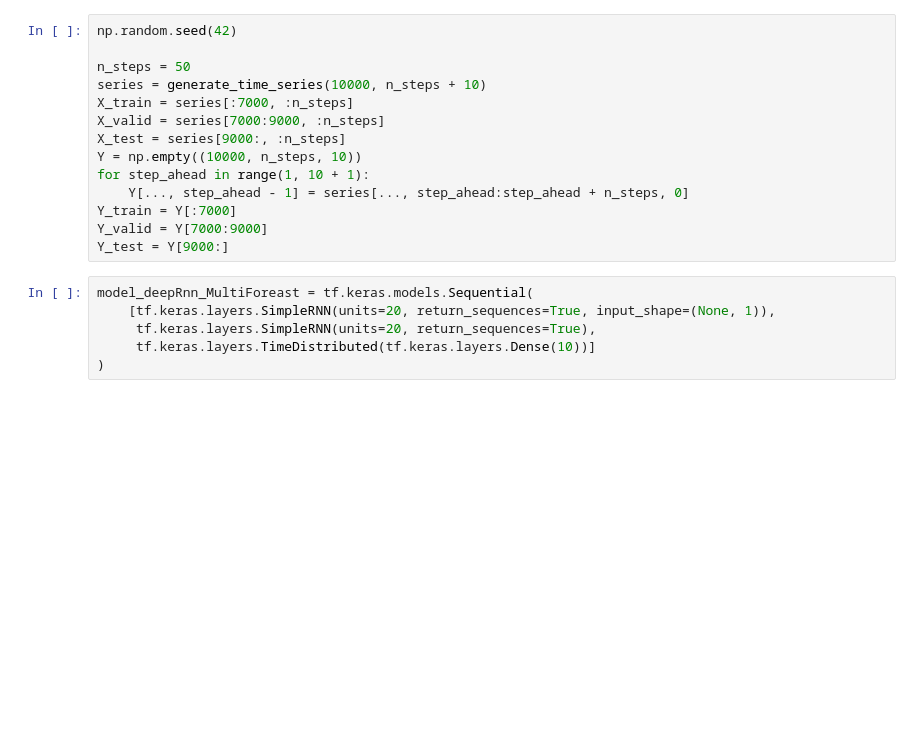
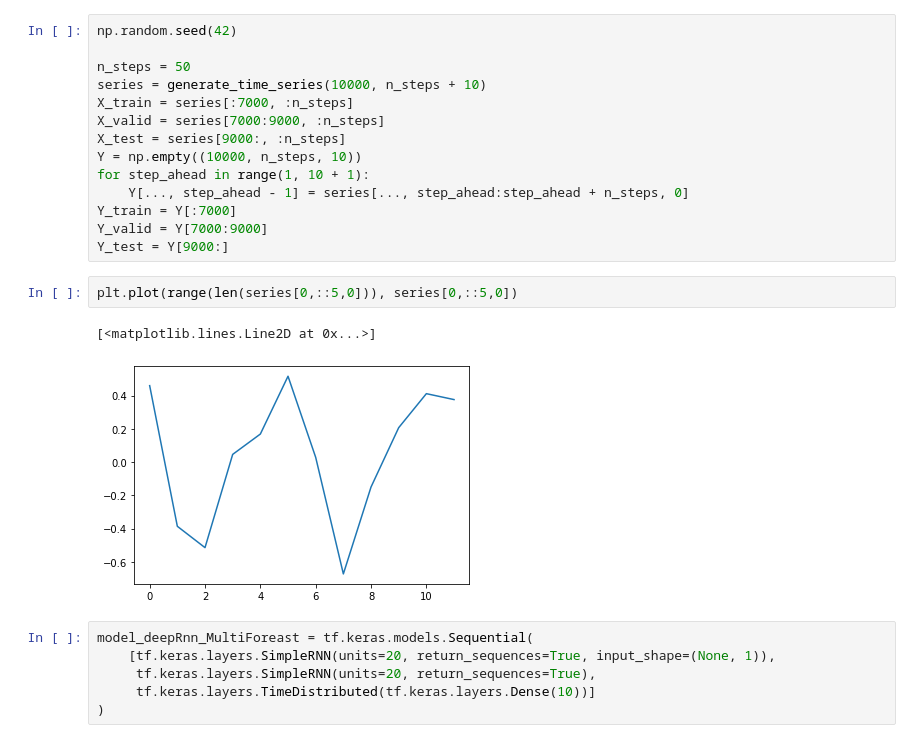
Before and after one commit to rahuljungbahadur/hands_on_ml_book, a Jupyter notebook: Rnn_time_series.ipynb, the cells around one changed output. Drawn from its saved outputs; the diff is of its cells as text; blank space fills up the shorter version.

```diff
--- a/Rnn_time_series.ipynb
+++ b/Rnn_time_series.ipynb
@@ -293,6 +275,11 @@ for step_ahead in range(1, 10 + 1):
 Y_train = Y[:7000]
 Y_valid = Y[7000:9000]
 Y_test = Y[9000:]
+# %%
+plt.plot(range(len(series[0,::5,0])), series[0,::5,0])
+# %% [output]
+[<matplotlib.lines.Line2D at 0x...>]
+[figure, added]
 # %%
 model_deepRnn_MultiForeast = tf.keras.models.Sequential(
     [tf.keras.layers.SimpleRNN(units=20, return_sequences=True, input_shape=(None, 1)),
```
Also changed, not shown: parts of 17 cells of this notebook.
